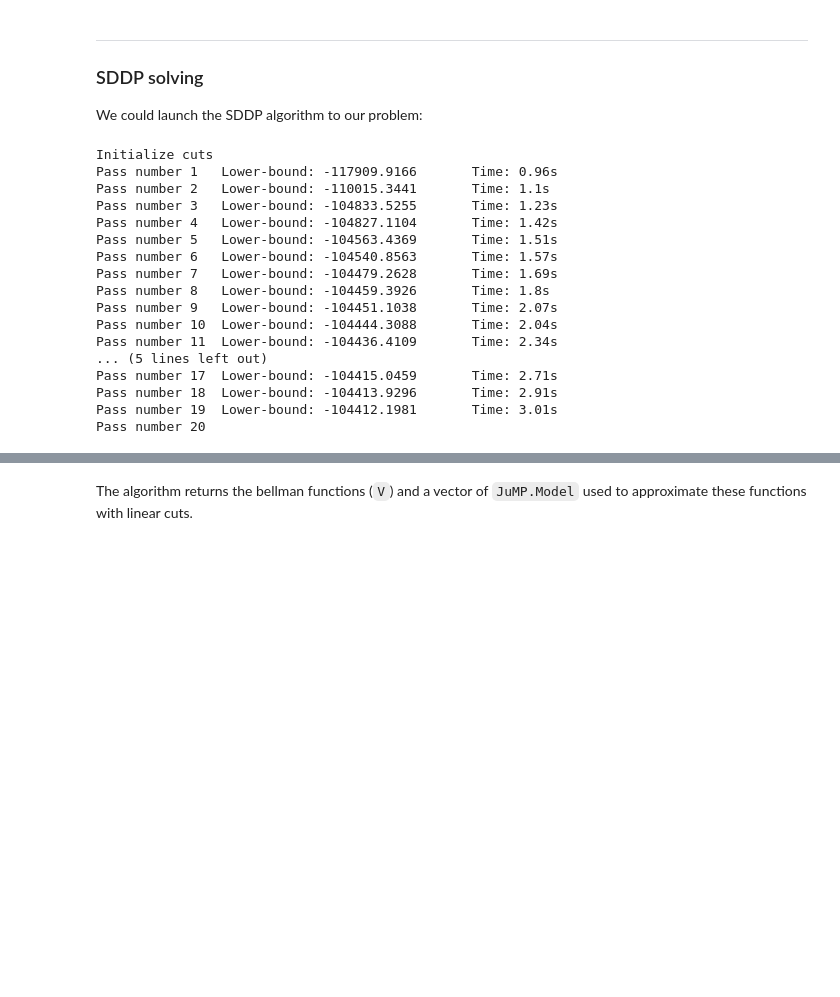
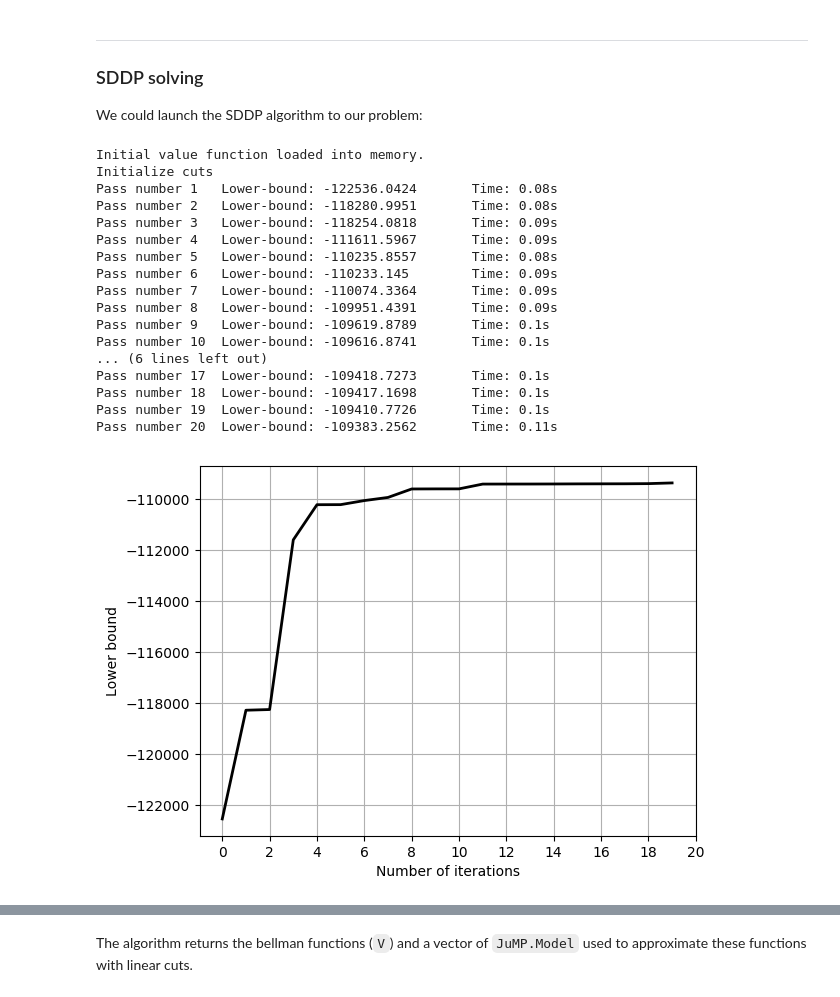
Before and after one commit to EdwardAngelino/StochDP-notebooks, a Jupyter notebook: notebooks/damsvalley.ipynb, the cells around one changed output, grey strips where cells are left out. Saved outputs shown, nothing was run; the diff lists cells and outputs as text; code cells hidden in the pictures; blank space fills up the shorter version.

```diff
--- a/notebooks/damsvalley.ipynb
+++ b/notebooks/damsvalley.ipynb
@@ -205,7 +205,7 @@ x0 = [50, 50]
 # %% [markdown]
 We build an instance of `LinearDynamicLinearCostSPModel` to translate our problem in SDDP:
 # %%
-model = LinearDynamicLinearCostSPmodel(TF, # number of timestep
+model = LinearSPModel(TF, # number of timestep
                                         u_bounds, # control bounds
                                         x0, # initial state
                                         cost_t, # cost function
@@ -240,22 +240,31 @@ params = SDDPparameters(solver, N_SCENARIO, EPSILON, MAX_ITER);
 
 We could launch the SDDP algorithm to our problem:
 # %%
-V, pbs = solve_SDDP(model, params, 1);
+V, pbs, stats = solve_SDDP(model, params, 1);
 # %% [output]
+Initial value function loaded into memory.
 Initialize cuts
-Pass number 1   Lower-bound: -117909.9166       Time: 0.96s
-Pass number 2   Lower-bound: -110015.3441       Time: 1.1s
-Pass number 3   Lower-bound: -104833.5255       Time: 1.23s
-Pass number 4   Lower-bound: -104827.1104       Time: 1.42s
-Pass number 5   Lower-bound: -104563.4369       Time: 1.51s
-Pass number 6   Lower-bound: -104540.8563       Time: 1.57s
-Pass number 7   Lower-bound: -104479.2628       Time: 1.69s
-Pass number 8   Lower-bound: -104459.3926       Time: 1.8s
-Pass number 9   Lower-bound: -104451.1038       Time: 2.07s
-Pass number 10  Lower-bound: -104444.3088       Time: 2.04s
-Pass number 11  Lower-bound: -104436.4109       Time: 2.34s
-... (5 lines left out)
-Pass number 17  Lower-bound: -104415.0459       Time: 2.71s
-Pass number 18  Lower-bound: -104413.9296       Time: 2.91s
-Pass number 19  Lower-bound: -104412.1981       Time: 3.01s
-Pass number 20
+Pass number 1   Lower-bound: -122536.0424       Time: 0.08s
+Pass number 2   Lower-bound: -118280.9951       Time: 0.08s
+Pass number 3   Lower-bound: -118254.0818       Time: 0.09s
+Pass number 4   Lower-bound: -111611.5967       Time: 0.09s
+Pass number 5   Lower-bound: -110235.8557       Time: 0.08s
+Pass number 6   Lower-bound: -110233.145        Time: 0.09s
+Pass number 7   Lower-bound: -110074.3364       Time: 0.09s
+Pass number 8   Lower-bound: -109951.4391       Time: 0.09s
+Pass number 9   Lower-bound: -109619.8789       Time: 0.1s
+Pass number 10  Lower-bound: -109616.8741       Time: 0.1s
+... (6 lines left out)
+Pass number 17  Lower-bound: -109418.7273       Time: 0.1s
+Pass number 18  Lower-bound: -109417.1698       Time: 0.1s
+Pass number 19  Lower-bound: -109410.7726       Time: 0.1s
+Pass number 20  Lower-bound: -109383.2562       Time: 0.11s
+# %%
+# We plot evolution of lower-bound:
+plot(stats.lower_bounds, lw=2, c="k")
+grid()
+xticks([0:2:20], [0:2:20])
+xlabel("Number of iterations")
+ylabel("Lower bound");
+# %% [output]
+[figure, added]
```
Also changed, not shown: parts of 11 cells of this notebook.
